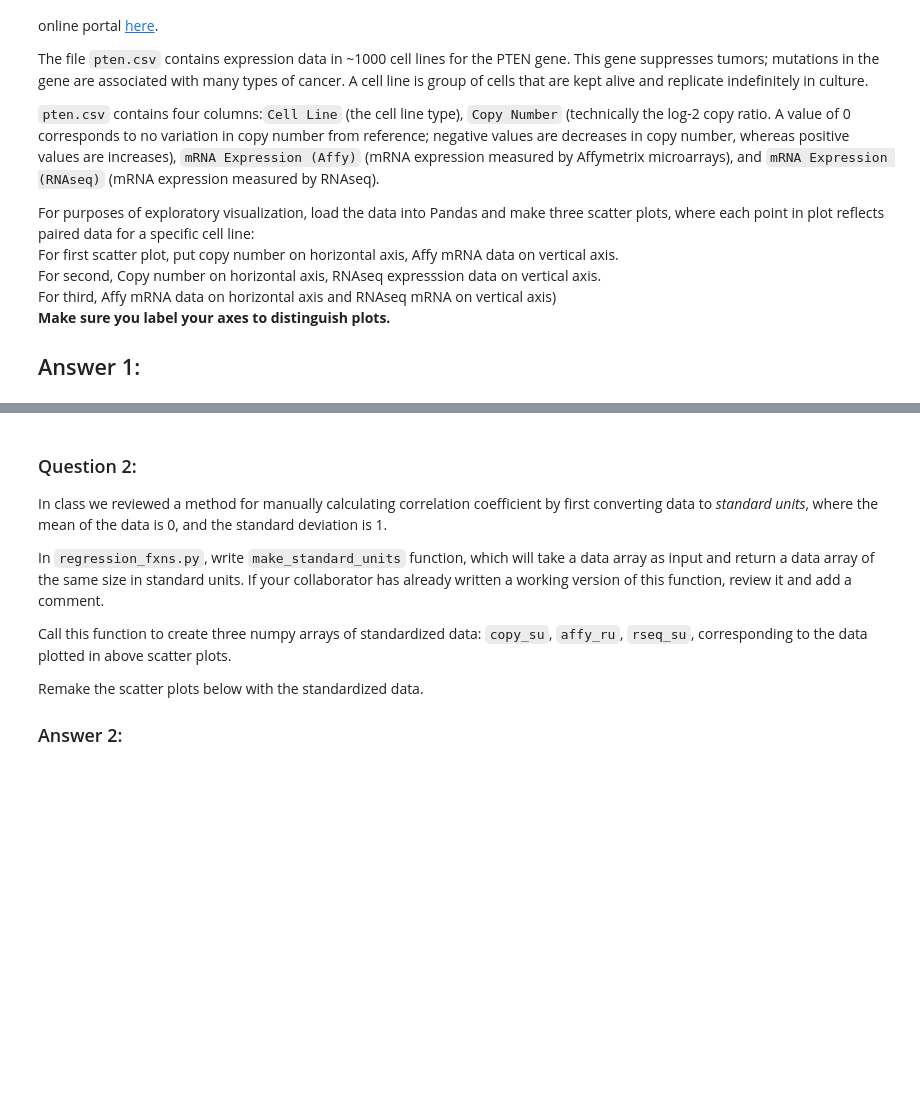
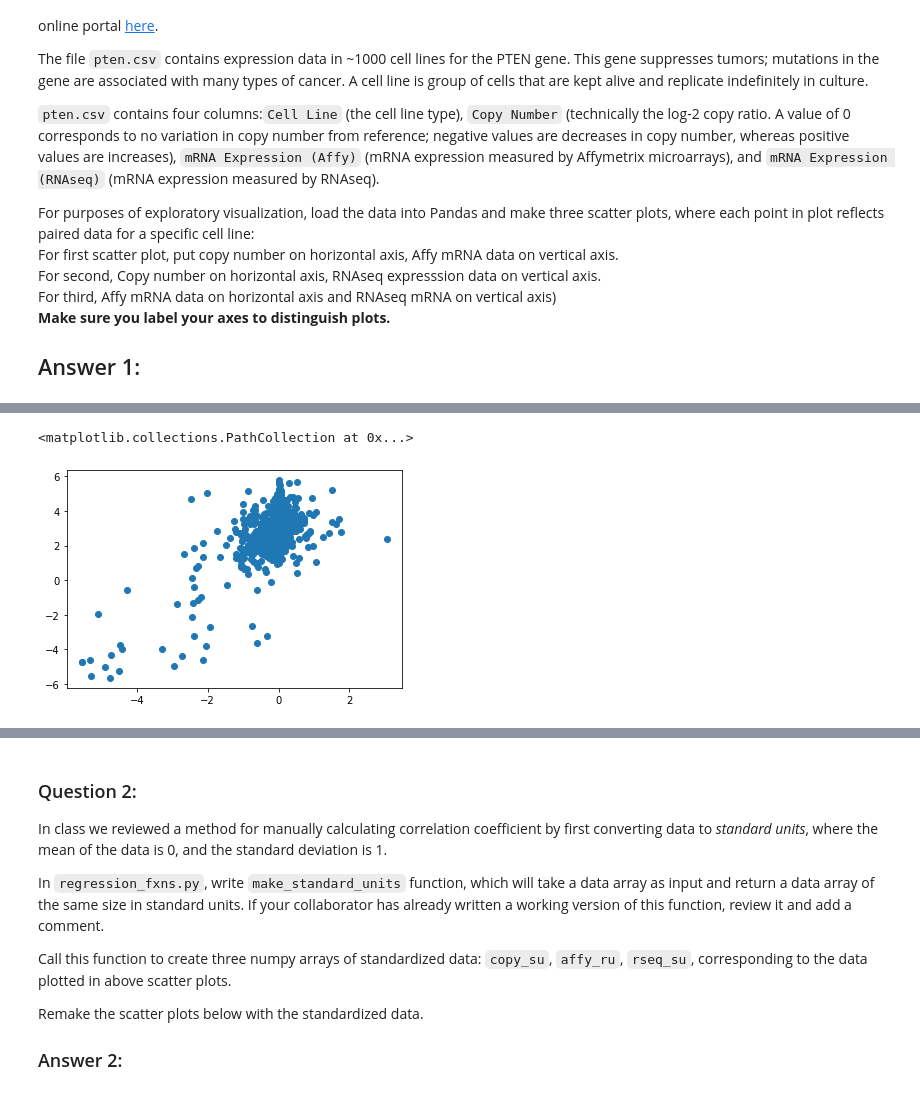
Before and after one commit to skylerhar1/Hw8-Skyler-riely-michael, a Jupyter notebook: hw08_har.ipynb, the cells around one changed output, grey strips where cells are left out. Saved outputs shown, nothing was run; the diff lists cells and outputs as text; code cells hidden in the pictures; blank space fills up the shorter version.

```diff
--- a/hw08_har.ipynb
+++ b/hw08_har.ipynb
@@ -50,0 +58,7 @@ ModuleNotFoundError: No module named 'matplot'
+# %%
+plt.scatter(pten_df['Copy Number'], pten_df[col_names[3]])
+plt.xlabel("Copy Number")
+plt.ylabel("RNAseq")
+# %% [output]
+<matplotlib.collections.PathCollection at 0x...>
+[figure, added]
```
Also changed, not shown: parts of 2 cells of this notebook, 1 other file.
